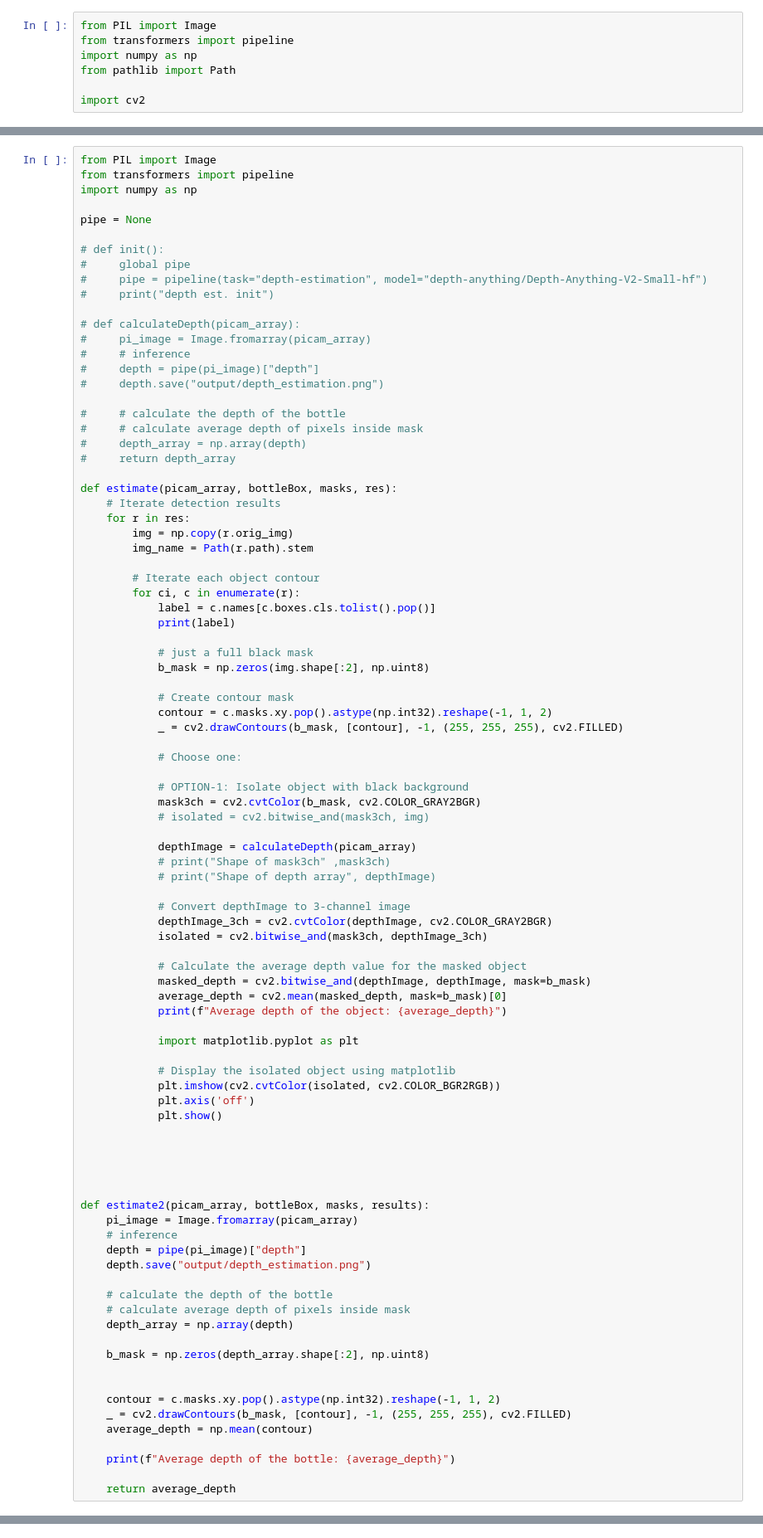
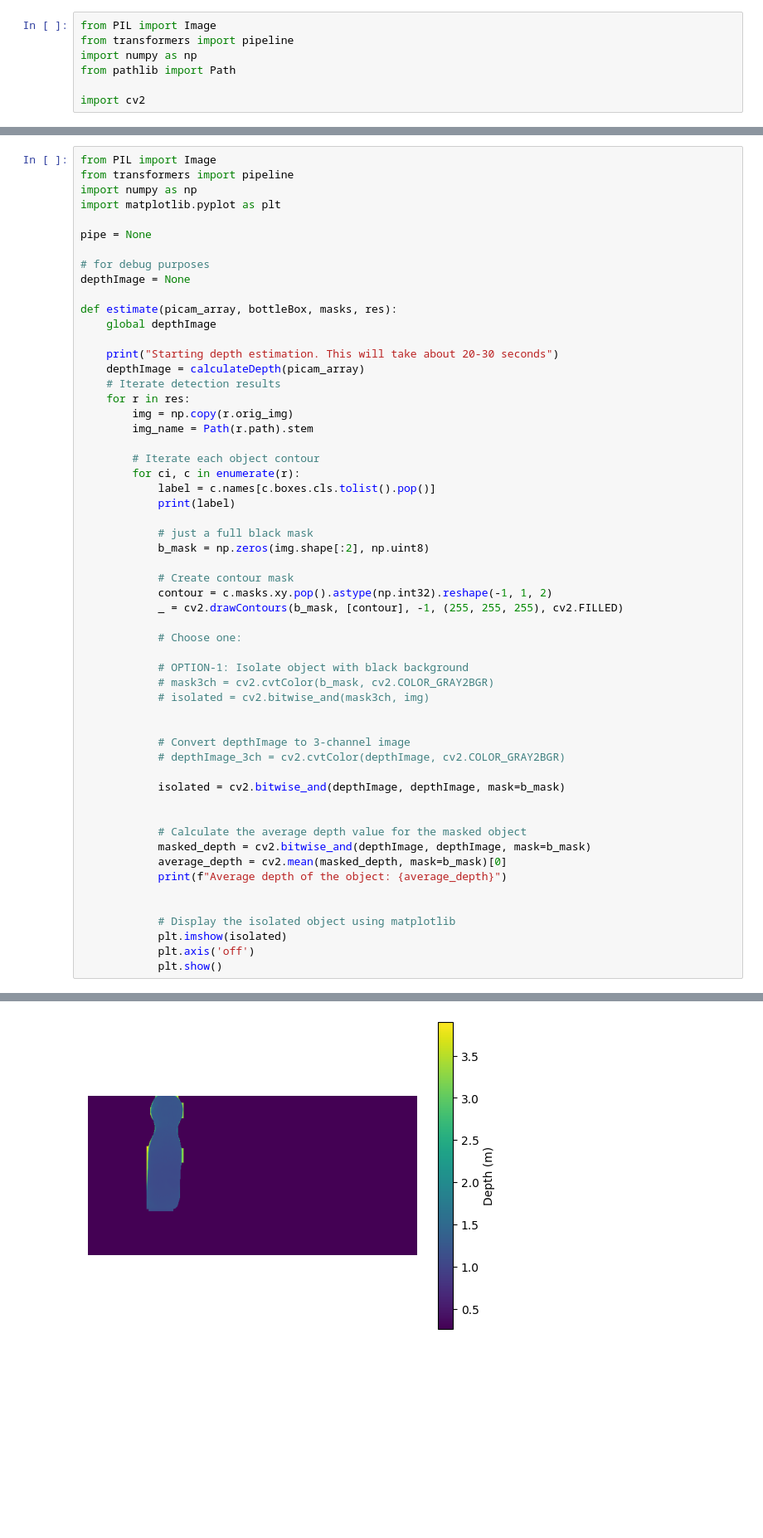
Before and after one commit to Binibeno/lightweight-vision, a Jupyter notebook: classifyThenDetect.ipynb, the cells around one changed output, grey strips where cells are left out. Shown at 83% size. Drawn from its saved outputs; the diff is of its cells as text; blank space fills up the shorter version.

```diff
--- a/classifyThenDetect.ipynb
+++ b/classifyThenDetect.ipynb
@@ -71,26 +102,18 @@ def calculateDepth(picam_array):
 from PIL import Image
 from transformers import pipeline
 import numpy as np
+import matplotlib.pyplot as plt
 
 pipe = None
 
-# def init():
-#     global pipe
-#     pipe = pipeline(task="depth-estimation", model="depth-anything/Depth-Anything-V2-Small-hf")
-#     print("depth est. init")
-
-# def calculateDepth(picam_array):
-#     pi_image = Image.fromarray(picam_array)
-#     # inference
-#     depth = pipe(pi_image)["depth"]
-#     depth.save("output/depth_estimation.png")
-
-#     # calculate the depth of the bottle
-#     # calculate average depth of pixels inside mask
-#     depth_array = np.array(depth)
-#     return depth_array
+# for debug purposes
+depthImage = None
 
 def estimate(picam_array, bottleBox, masks, res):
+    global depthImage
+
+    print("Starting depth estimation. This will take about 20-30 seconds")
+    depthImage = calculateDepth(picam_array)
     # Iterate detection results
     for r in res:
         img = np.copy(r.orig_img)
@@ -111,50 +134,24 @@ def estimate(picam_array, bottleBox, masks, res):
             # Choose one:
 
             # OPTION-1: Isolate object with black background
-            mask3ch = cv2.cvtColor(b_mask, cv2.COLOR_GRAY2BGR)
+            # mask3ch = cv2.cvtColor(b_mask, cv2.COLOR_GRAY2BGR)
             # isolated = cv2.bitwise_and(mask3ch, img)
 
-            depthImage = calculateDepth(picam_array)
-            # print("Shape of mask3ch" ,mask3ch)
-            # print("Shape of depth array", depthImage)
 
             # Convert depthImage to 3-channel image
-            depthImage_3ch = cv2.cvtColor(depthImage, cv2.COLOR_GRAY2BGR)
-            isolated = cv2.bitwise_and(mask3ch, depthImage_3ch)
+            # depthImage_3ch = cv2.cvtColor(depthImage, cv2.COLOR_GRAY2BGR)
+
+            isolated = cv2.bitwise_and(depthImage, depthImage, mask=b_mask)
+
 
             # Calculate the average depth value for the masked object
             masked_depth = cv2.bitwise_and(depthImage, depthImage, mask=b_mask)
             average_depth = cv2.mean(masked_depth, mask=b_mask)[0]
             print(f"Average depth of the object: {average_depth}")
 
-            import matplotlib.pyplot as plt
 
             # Display the isolated object using matplotlib
-            plt.imshow(cv2.cvtColor(isolated, cv2.COLOR_BGR2RGB))
+            plt.imshow(isolated)
             plt.axis('off')
             plt.show()
-
-
-
-
-
-def estimate2(picam_array, bottleBox, masks, results):
-    pi_image = Image.fromarray(picam_array)
-    # inference
-    depth = pipe(pi_image)["depth"]
-    depth.save("output/depth_estimation.png")
-
-    # calculate the depth of the bottle
-    # calculate average depth of pixels inside mask
-    depth_array = np.array(depth)
-
-    b_mask = np.zeros(depth_array.shape[:2], np.uint8)
-
-
-    contour = c.masks.xy.pop().astype(np.int32).reshape(-1, 1, 2)
-    _ = cv2.drawContours(b_mask, [contour], -1, (255, 255, 255), cv2.FILLED)
-    average_depth = np.mean(contour)
-
-    print(f"Average depth of the bottle: {average_depth}")
-
-    return average_depth
+# %% [output]
@@ -160,0 +162 @@ def estimate2(picam_array, bottleBox, masks, results):
+[figure, added]
```
Also changed, not shown: parts of 5 cells of this notebook, 2 other files.
